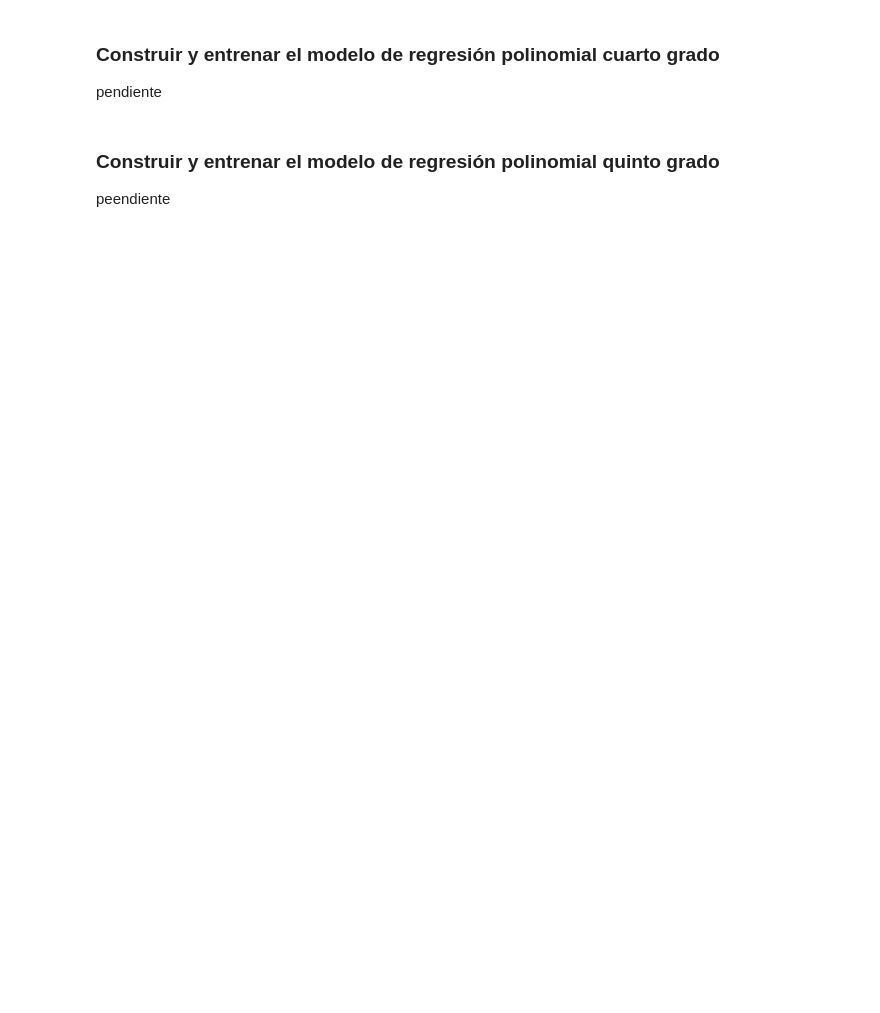
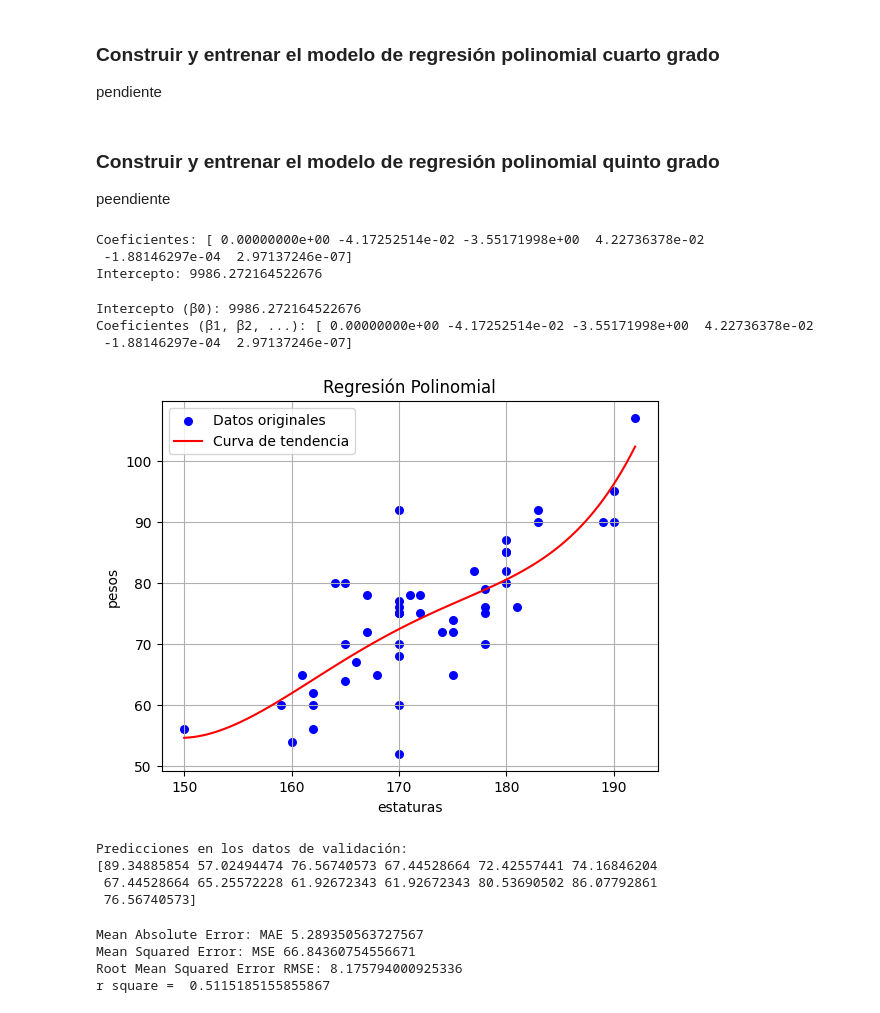
Before and after one commit to rpizarrog/innovacion-empresarial, a Jupyter notebook: notebook_python/Caso_02_Regresión_Polinomial_con_datos_de_estaturas.ipynb, the cells around one changed output. Cells and saved outputs as stored; diff of their text form; code cells hidden in the pictures; blank space fills up the shorter version.

```diff
--- a/notebook_python/Caso_02_Regresión_Polinomial_con_datos_de_estaturas.ipynb
+++ b/notebook_python/Caso_02_Regresión_Polinomial_con_datos_de_estaturas.ipynb
@@ -597,3 +490,38 @@ pendiente
 ### Construir y entrenar el modelo de regresión polinomial quinto grado
 
 peendiente
+# %%
+# Ajuste del modelo polinomial de grado 3
+grado = 5
+modelo, poly = f_modelo_polinomial(ind_train, dep_train, grado=grado)
+
+# Obtener los coeficientes del modelo
+print("Coeficientes:", modelo.coef_)
+print("Intercepto:", modelo.intercept_)
+# %% [output]
+Coeficientes: [ 0.00000000e+00 -4.17252514e-02 -3.55171998e+00  4.22736378e-02
+ -1.88146297e-04  2.97137246e-07]
+Intercepto: 9986.272164522676
+# %%
+f_regresion_curva_tendencia(modelo, poly, ind_train, dep_train, xlabel=independiente, ylabel=dependiente)
+# %% [output]
+Intercepto (β0): 9986.272164522676
+Coeficientes (β1, β2, ...): [ 0.00000000e+00 -4.17252514e-02 -3.55171998e+00  4.22736378e-02
+ -1.88146297e-04  2.97137246e-07]
+[figure, added]
+# %%
+# Las predicciones
+# Transformar los datos de validación usando el mismo `poly` entrenado
+ind_test_poly = poly.transform(ind_test)
+
+# Realizar predicciones con el modelo polinomial
+predicciones = modelo.predict(ind_test_poly)
+
+# Mostrar las predicciones
+print("\nPredicciones en los datos de validación:")
+print(predicciones)
+# %% [output]
+Predicciones en los datos de validación:
+[89.34885854 57.02494474 76.56740573 67.44528664 72.42557441 74.16846204
+ 67.44528664 65.25572228 61.92672343 61.92672343 80.53690502 86.07792861
+ 76.56740573]
@@ -600,3 +536,15 @@ peendiente
+# %%
+print('Mean Absolute Error: MAE', metrics.mean_absolute_error(dep_test, predicciones))
+print('Mean Squared Error: MSE', metrics.mean_squared_error(dep_test, predicciones))
+print('Root Mean Squared Error RMSE:', np.sqrt(metrics.mean_squared_error(dep_test, predicciones)))
+
+cova, r, r_square =  f_cov_corr(ind_test.flatten(), dep_test.flatten())
+print ("r square = ", r_square)
+# %% [output]
+Mean Absolute Error: MAE 5.289350563727567
+Mean Squared Error: MSE 66.84360754556671
+Root Mean Squared Error RMSE: 8.175794000925336
+r square =  0.5115185155855867
 # %% [markdown]
 
 
```
Also changed, not shown: parts of 27 cells of this notebook.
